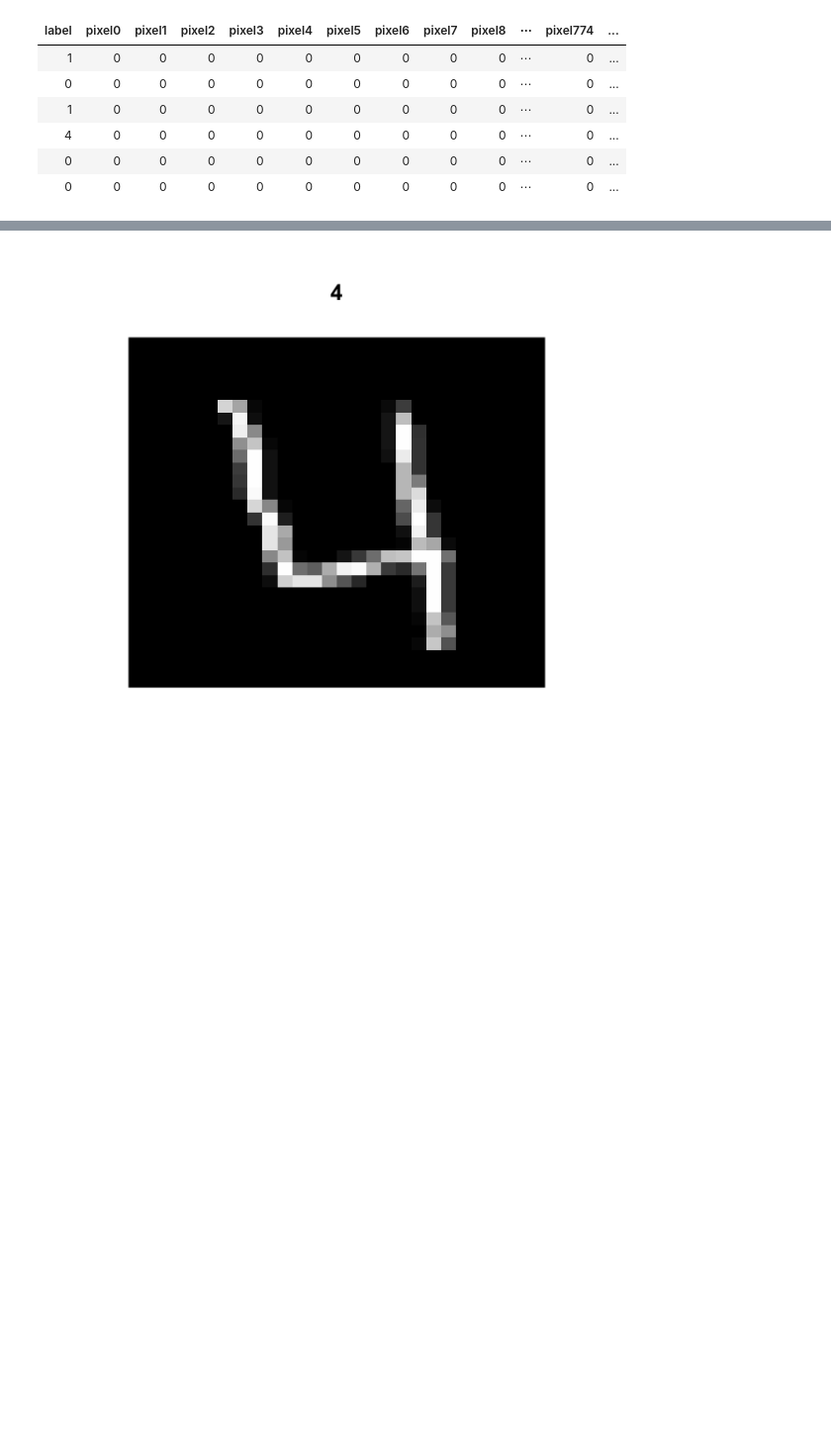
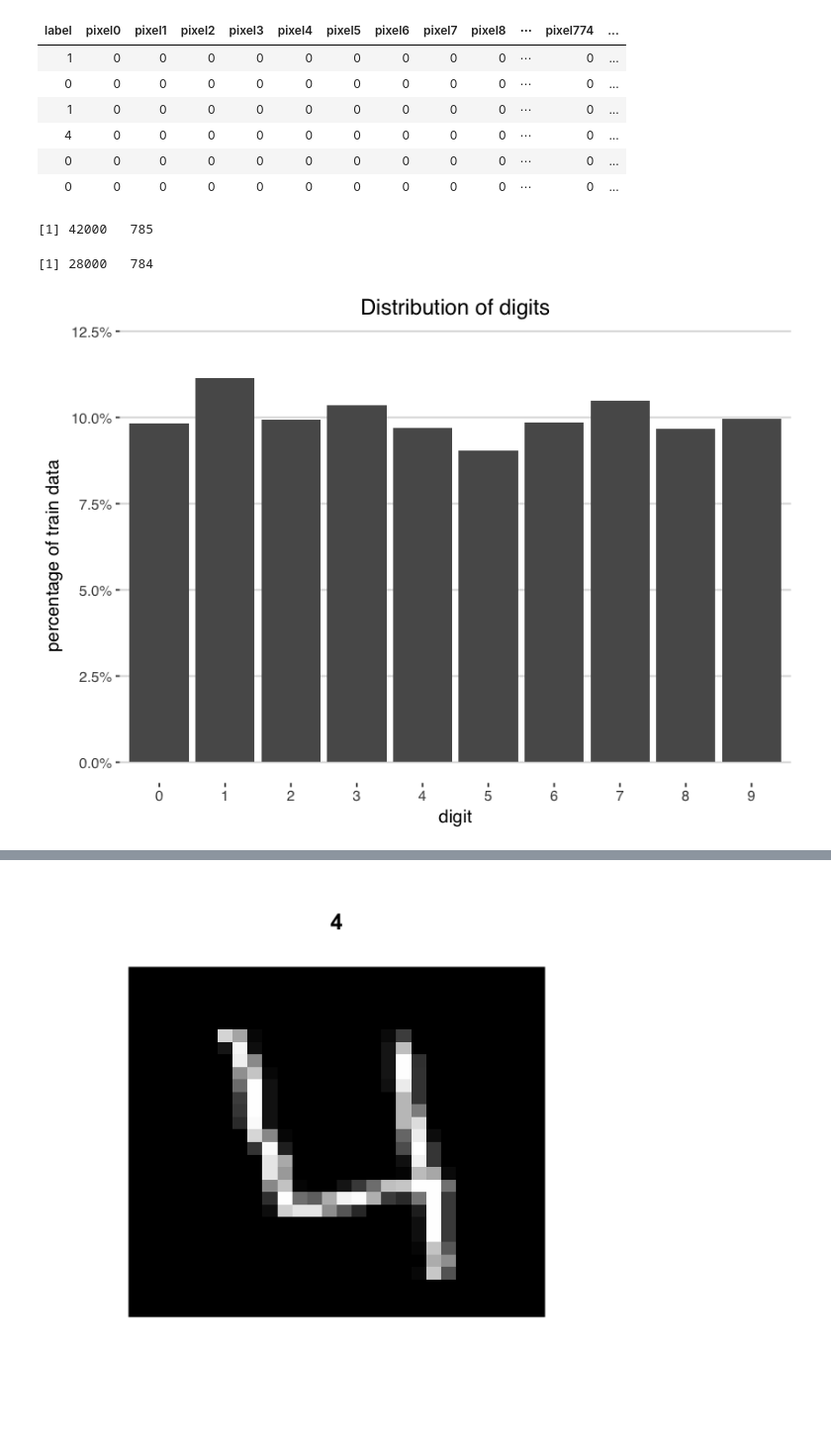
Before and after one commit to Data-Science-FMI/introduction-to-data-science-2017, a Jupyter notebook: labs/lab_1/mnist.ipynb, the cells around one changed output, grey strips where cells are left out. Shown: that part at 99% size. Cells and saved outputs as stored; diff of their text form; code cells hidden in the pictures; blank space fills up the shorter version.

```diff
--- a/labs/lab_1/mnist.ipynb
+++ b/labs/lab_1/mnist.ipynb
@@ -47,5 +69,13 @@ head(train)
 | 4 | 0 | 0 | 0 | 0 | 0 | 0 | 0 | 0 | 0 | ⋯ | 0 | ... |
 | 0 | 0 | 0 | 0 | 0 | 0 | 0 | 0 | 0 | 0 | ⋯ | 0 | ... |
 | 0 | 0 | 0 | 0 | 0 | 0 | 0 | 0 | 0 | 0 | ⋯ | 0 | ... |
+# %%
+dim(train)
+# %% [output]
+[1] 42000   785
+# %%
+dim(test)
+# %% [output]
+[1] 28000   784
 # %%
 train <- train %>%
@@ -57,6 +87,18 @@ train <- train %>%
                rowMeans()
           ) %>%
     select(intensity, everything())
+# %%
+options(repr.plot.width=7, repr.plot.height=5)
+
+ggplot(data=train, aes(x=label)) +
+    geom_bar(aes(y = (..count..)/sum(..count..))) +
+    ylab("percentage of train data") +
+    xlab("digit") +
+    ggtitle("Distribution of digits") +
+    scale_y_continuous(labels = percent, limits=c(0, 0.12)) +
+    theme_hc()
+# %% [output]
+[figure, added]
 # %%
 options(repr.plot.width=7, repr.plot.height=5)
 
```
Also changed, not shown: parts of 18 cells of this notebook.
